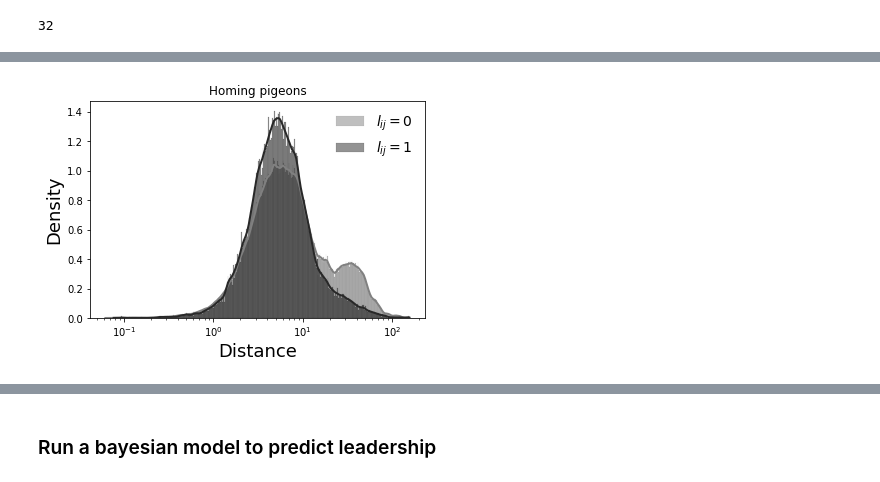
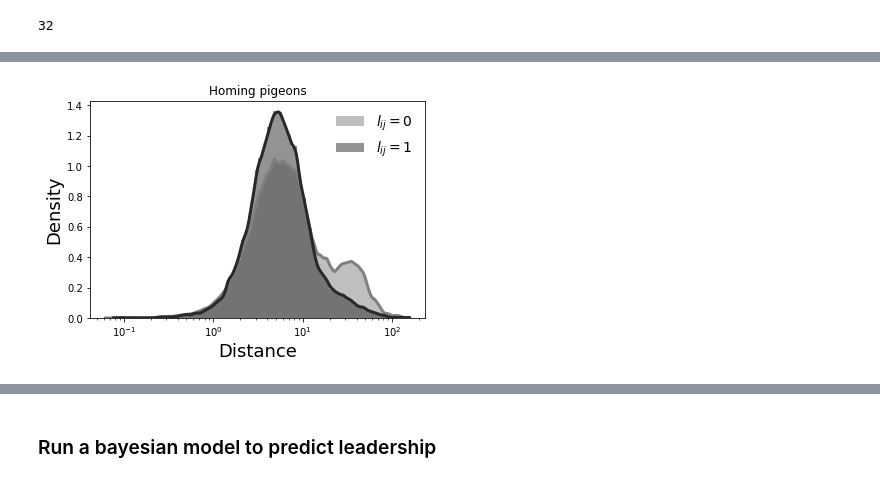
Before and after one commit to vivekhsridhar/INFL_2022, a Jupyter notebook: 05B_leadership_models_pigeons.ipynb, the cells around one changed output, grey strips where cells are left out. Saved outputs shown, nothing was run; the diff lists cells and outputs as text; code cells hidden in the pictures.

Commit message:
updated distance figures

```diff
--- a/05B_leadership_models_pigeons.ipynb
+++ b/05B_leadership_models_pigeons.ipynb
@@ -98,3 +102,15 @@ gc.collect()
+# %%
+plt.rcParams['patch.linewidth'] = 0
+sns.histplot(df.loc[df['cc'] == 0, 'dist'], label='$l_{ij}=0$', color='#808080', stat='density', log_scale=True, kde=True, line_kws={'linewidth': 3}, bins=100, common_bins=True)
+sns.histplot(df.loc[df['cc'] == 1, 'dist'], label='$l_{ij}=1$', color='#282828', stat='density', log_scale=True, kde=True, line_kws={'linewidth': 3}, bins=100, common_bins=True)
+plt.legend(loc=1, prop={'size' : 14}, frameon=False)#, bbox_to_anchor=(1.03, 1.4))
+plt.title('Homing pigeons')
+plt.xlabel('Distance', fontsize=18)
+plt.ylabel('Density', fontsize=18)
+
+plt.savefig('/Users/vivekhsridhar/Library/Mobile Documents/com~apple~CloudDocs/Documents/Code/DirectionalCorrelation/Figures/pigeons/angle30_time5/distances_pigeons.png', format='png', dpi=600, bbox_inches="tight")
+# %% [output]
+[figure, added]
 # %%
 scaler = RobustScaler()
 scaled = scaler.fit_transform(df[['ang_pos', 'dist', 'speed_diff', 'acc_diff', 'speed', 'acceleration']].values)
@@ -113,11 +124,0 @@ df = df.dropna()
-# %%
-sns.histplot(df.loc[df['cc'] == 0, 'dist'], label='$l_{ij}=0$', color='#808080', stat='density', log_scale=True, kde=True, line_kws={'linewidth': 2})
-sns.histplot(df.loc[df['cc'] == 1, 'dist'], label='$l_{ij}=1$', color='#282828', stat='density', log_scale=True, kde=True, line_kws={'linewidth': 2})
-plt.legend(loc=1, prop={'size' : 14}, frameon=False)#, bbox_to_anchor=(1.03, 1.4))
-plt.title('Homing pigeons')
-plt.xlabel('Distance', fontsize=18)
-plt.ylabel('Density', fontsize=18)
-
-plt.savefig('/Users/vivekhsridhar/Library/Mobile Documents/com~apple~CloudDocs/Documents/Manuscripts/leadership/Manuscript/Response/distances_pigeons.png', format='png', dpi=600, bbox_inches="tight")
-# %% [output]
-[figure, removed]
```
Also changed, not shown: parts of 4 cells of this notebook, 1 other file.
